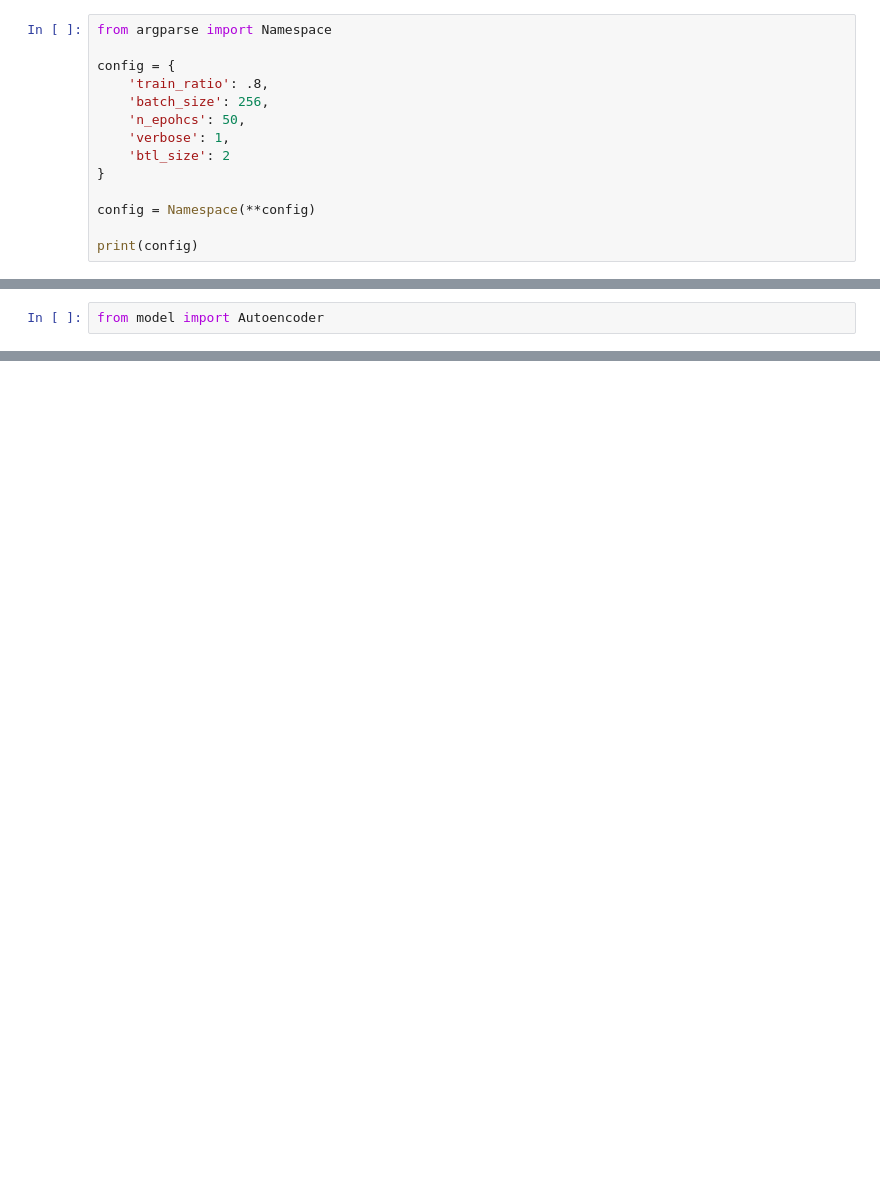
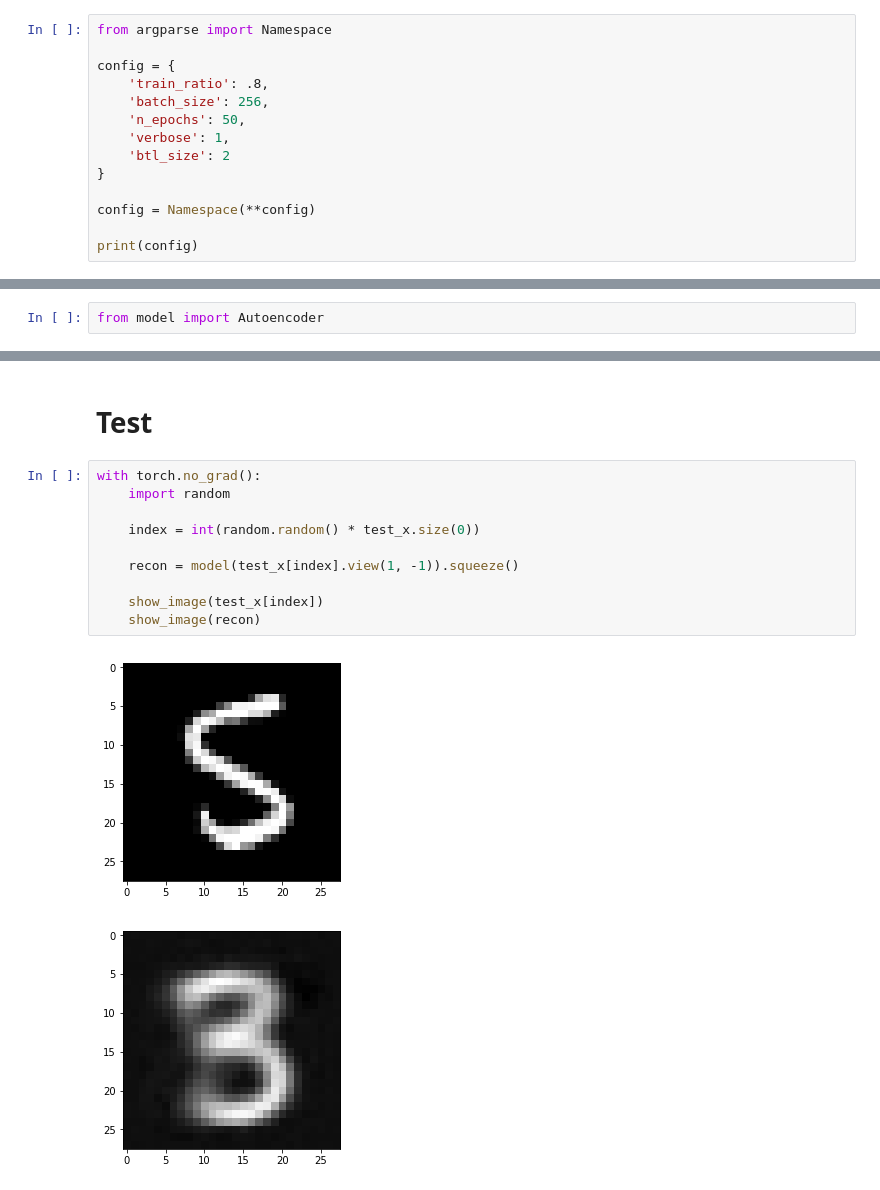
Before and after one commit to SonHeeRak/MNIST_Pytorch, a Jupyter notebook: AutoEncoder/autoencoder.ipynb, the cells around one changed output, grey strips where cells are left out. Drawn from its saved outputs; the diff is of its cells as text; blank space fills up the shorter version.

```diff
--- a/AutoEncoder/autoencoder.ipynb
+++ b/AutoEncoder/autoencoder.ipynb
@@ -11,7 +14,7 @@ from argparse import Namespace
 config = {
     'train_ratio': .8,
     'batch_size': 256,
-    'n_epohcs': 50,
+    'n_epochs': 50,
     'verbose': 1,
     'btl_size': 2
 }
@@ -77,0 +89,15 @@ AttributeError: module 'torch.nn' has no attribute 'Relu'
+# %% [markdown]
+# Test
+# %%
+with torch.no_grad():
+    import random
+
+    index = int(random.random() * test_x.size(0))
+
+    recon = model(test_x[index].view(1, -1)).squeeze()
+
+    show_image(test_x[index])
+    show_image(recon)
+# %% [output]
+[figure, added]
+[figure, added]
```
Also changed, not shown: parts of 8 cells of this notebook.
